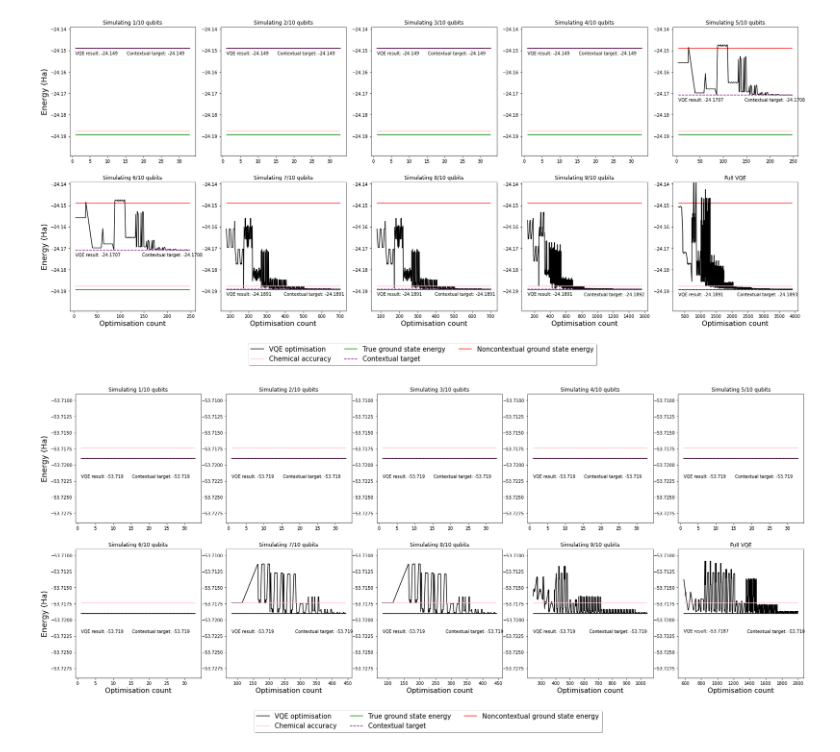
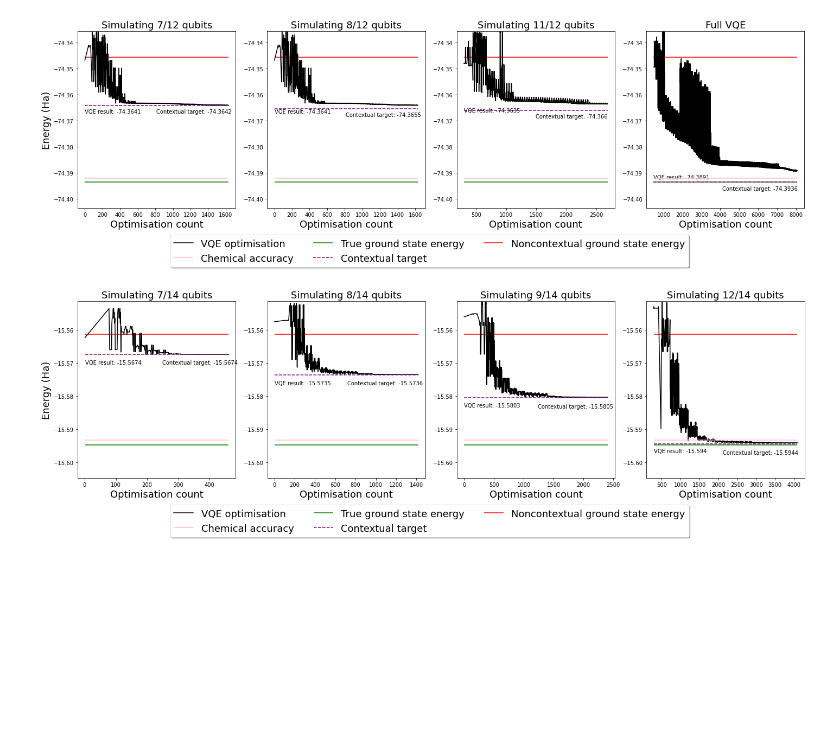
Before and after one commit to wmkirby1/CS-VQE, a Jupyter notebook: Final Plots.ipynb, the cells around one changed output. Cells and saved outputs as stored; diff of their text form; code cells hidden in the pictures; blank space fills up the shorter version.

```diff
--- a/Final Plots.ipynb
+++ b/Final Plots.ipynb
@@ -14,18 +30,18 @@ fig.savefig('plots/final/'+file+'.png', dpi=300, bbox_inches='tight')
 # %%
-file='B+_STO-3G_SINGLET_UCCSD_CS-VQE_convergence_projected_ansatz'
+file='OH+_STO-3G_SINGLET_UCCSD_CS-VQE_convergence_projected_ansatz'
 with open('data/final/'+file+'.json', 'r') as json_file:
     cs_vqe_data = json.load(json_file)
 
-fig = plot_cs_vqe_convergence_alt(cs_vqe_data, 'CS-VQE convergence: B+ STO-3G singlet, reduced UCCSD Ansatz')
+fig = plot_cs_vqe_convergence_alt(cs_vqe_data, 'CS-VQE convergence: OH+ STO-3G singlet, reduced UCCSD Ansatz', max_num_plots=4, plot_index=[6,7,10,11],x=4,y=1)
 fig.savefig('plots/final/'+file+'.png', dpi=300, bbox_inches='tight')
 # %% [output]
-[figure, old version]
+[figure, new version]
 # %%
-file='N+_STO-3G_SINGLET_UCCSD_CS-VQE_convergence_projected_ansatz'
+file='BeH2_STO-3G_SINGLET_UCCSD_CS-VQE_convergence_projected_ansatz'
 with open('data/final/'+file+'.json', 'r') as json_file:
     cs_vqe_data = json.load(json_file)
 
-fig = plot_cs_vqe_convergence_alt(cs_vqe_data, 'CS-VQE convergence: N+ STO-3G singlet, reduced UCCSD Ansatz')
+fig = plot_cs_vqe_convergence_alt(cs_vqe_data, 'CS-VQE convergence: BeH2 STO-3G singlet, reduced UCCSD Ansatz', max_num_plots=4, plot_index=[6,7,8,11], x=4,y=1)
 fig.savefig('plots/final/'+file+'.png', dpi=300, bbox_inches='tight')
 # %% [output]
-[figure, old version]
+[figure, new version]
```
Also changed, not shown: parts of 11 cells of this notebook, 7 other files.
